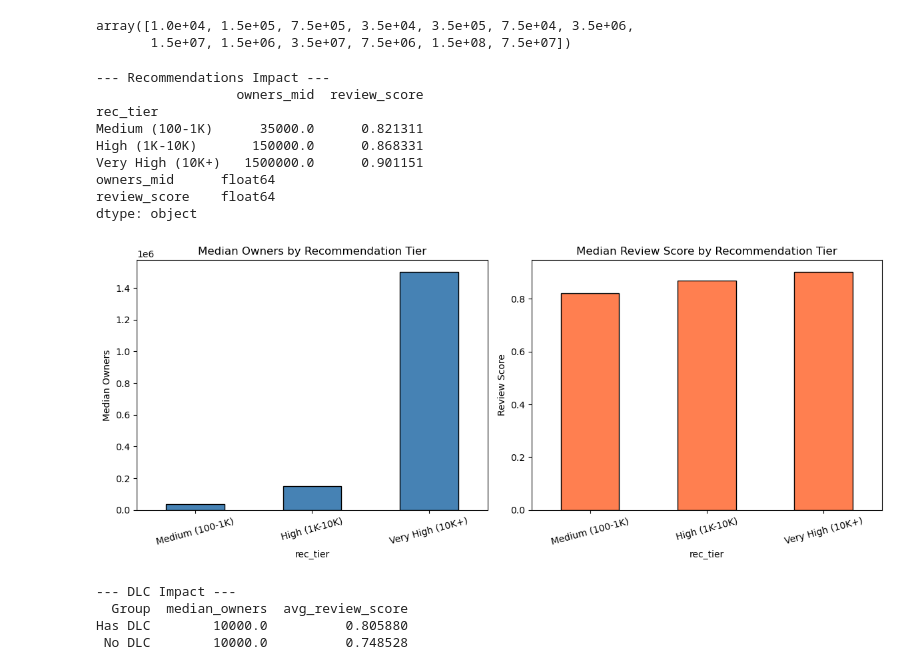
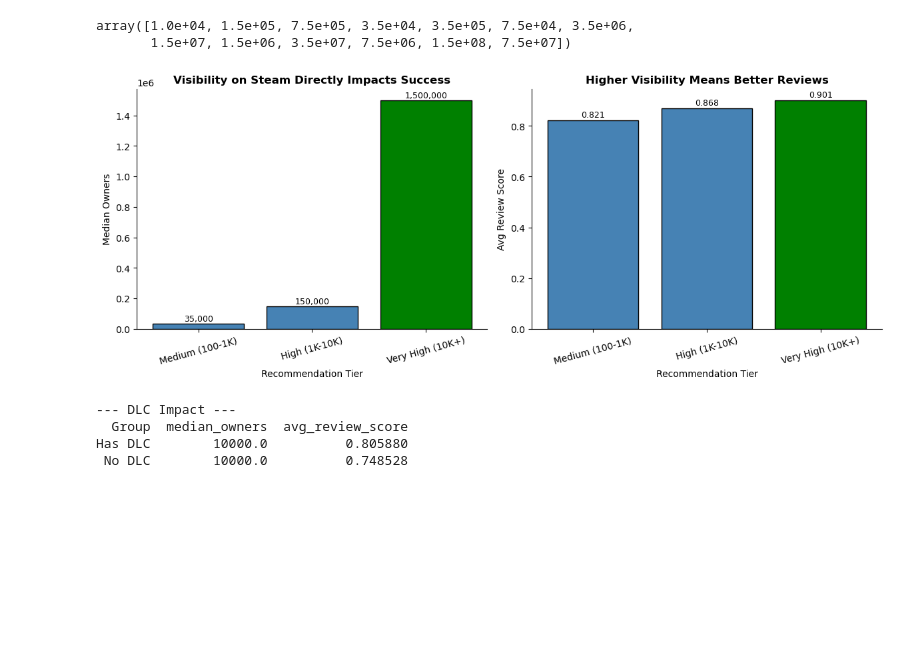
Before and after one commit to chooseyourtacoday/steam-rpg-analysis, a Jupyter notebook: steam-rpg.ipynb, the cells around one changed output. Saved outputs shown, nothing was run; the diff lists cells and outputs as text; code cells hidden in the pictures; blank space fills up the shorter version.

```diff
--- a/steam-rpg.ipynb
+++ b/steam-rpg.ipynb
@@ -379,45 +464,62 @@ array([1.0e+04, 1.5e+05, 7.5e+05, 3.5e+04, 3.5e+05, 7.5e+04, 3.5e+06,
 # %%
 steam['rec_tier'] = pd.cut(
     steam['recommendations'],
     bins=[0, 100, 1000, 10000, float('inf')],
     labels=['Low (0-100)', 'Medium (100-1K)', 'High (1K-10K)', 'Very High (10K+)']
 )
 
 rec_summary = (steam.groupby('rec_tier', observed=True)[['owners_mid', 'review_score']]
                     .median()
                     .dropna())
 
-print("\n--- Recommendations Impact ---")
-print(rec_summary)
-print(rec_summary.dtypes)
-
 fig, axes = plt.subplots(1, 2, figsize=(12, 5))
 
-rec_summary['owners_mid'].plot(kind='bar', ax=axes[0],
-                               color='steelblue', edgecolor='black')
-axes[0].set_title('Median Owners by Recommendation Tier')
+rec_tiers = rec_summary.index.tolist()
+owner_values = rec_summary['owners_mid'].tolist()
+review_values = rec_summary['review_score'].tolist()
+
+# Highlight the highest tier in green
+owner_colors = ['steelblue' if v != max(owner_values)
+                else 'green' for v in owner_values]
+review_colors = ['steelblue' if v != max(review_values)
+                 else 'green' for v in review_values]
+
+# Left chart — Median Owners
+bars1 = axes[0].bar(rec_tiers, owner_values,
+                    color=owner_colors, edgecolor='black')
+for bar in bars1:
+    axes[0].text(bar.get_x() + bar.get_width() / 2,
+                 bar.get_height() + 1000,
+                 f'{int(bar.get_height()):,}',
+                 ha='center', va='bottom', fontsize=9)
+axes[0].set_title('Visibility on Steam Directly Impacts Success',
+                  fontsize=12, fontweight='bold')
 axes[0].set_ylabel('Median Owners')
+axes[0].set_xlabel('Recommendation Tier')
+axes[0].spines['top'].set_visible(False)
+axes[0].spines['right'].set_visible(False)
 axes[0].tick_params(axis='x', rotation=15)
 
-rec_summary['review_score'].plot(kind='bar', ax=axes[1],
-                                 color='coral', edgecolor='black')
-axes[1].set_title('Median Review Score by Recommendation Tier')
-axes[1].set_ylabel('Review Score')
+# Right chart — Review Score
+bars2 = axes[1].bar(rec_tiers, review_values,
+                    color=review_colors, edgecolor='black')
+for bar in bars2:
+    axes[1].text(bar.get_x() + bar.get_width() / 2,
+                 bar.get_height() + 0.005,
+                 f'{bar.get_height():.3f}',
+                 ha='center', va='bottom', fontsize=9)
+axes[1].set_title('Higher Visibility Means Better Reviews',
+                  fontsize=12, fontweight='bold')
+axes[1].set_ylabel('Avg Review Score')
+axes[1].set_xlabel('Recommendation Tier')
+axes[1].spines['top'].set_visible(False)
+axes[1].spines['right'].set_visible(False)
 axes[1].tick_params(axis='x', rotation=15)
 
 plt.tight_layout()
 plt.show()
 # %% [output]
---- Recommendations Impact ---
-                  owners_mid  review_score
-rec_tier
-Medium (100-1K)      35000.0      0.821311
-High (1K-10K)       150000.0      0.868331
-Very High (10K+)   1500000.0      0.901151
-owners_mid      float64
-review_score    float64
-dtype: object
-[figure, old version]
+[figure, new version]
 # %%
 # ============================================================
 # OBJECTIVE 6: Should They Include DLC?
```
Also changed, not shown: parts of 6 cells of this notebook.
